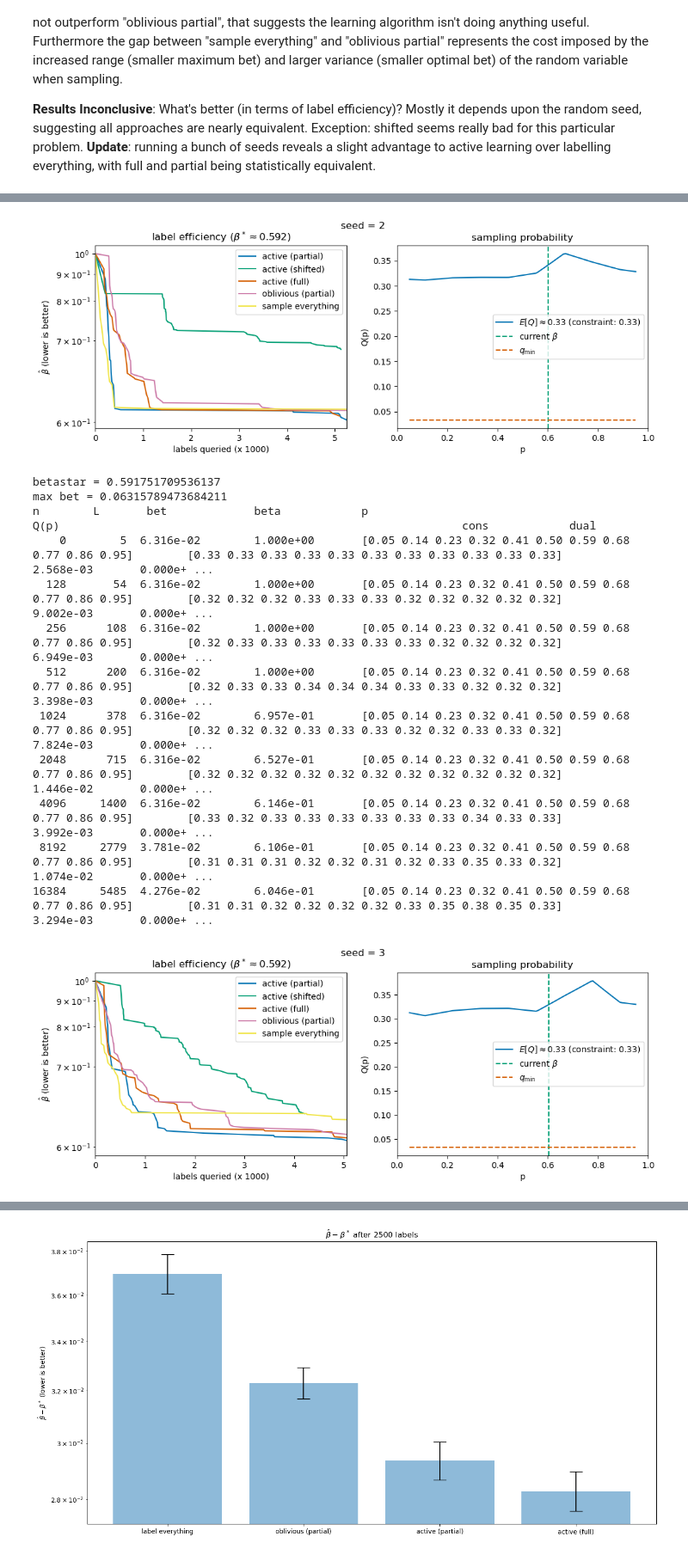
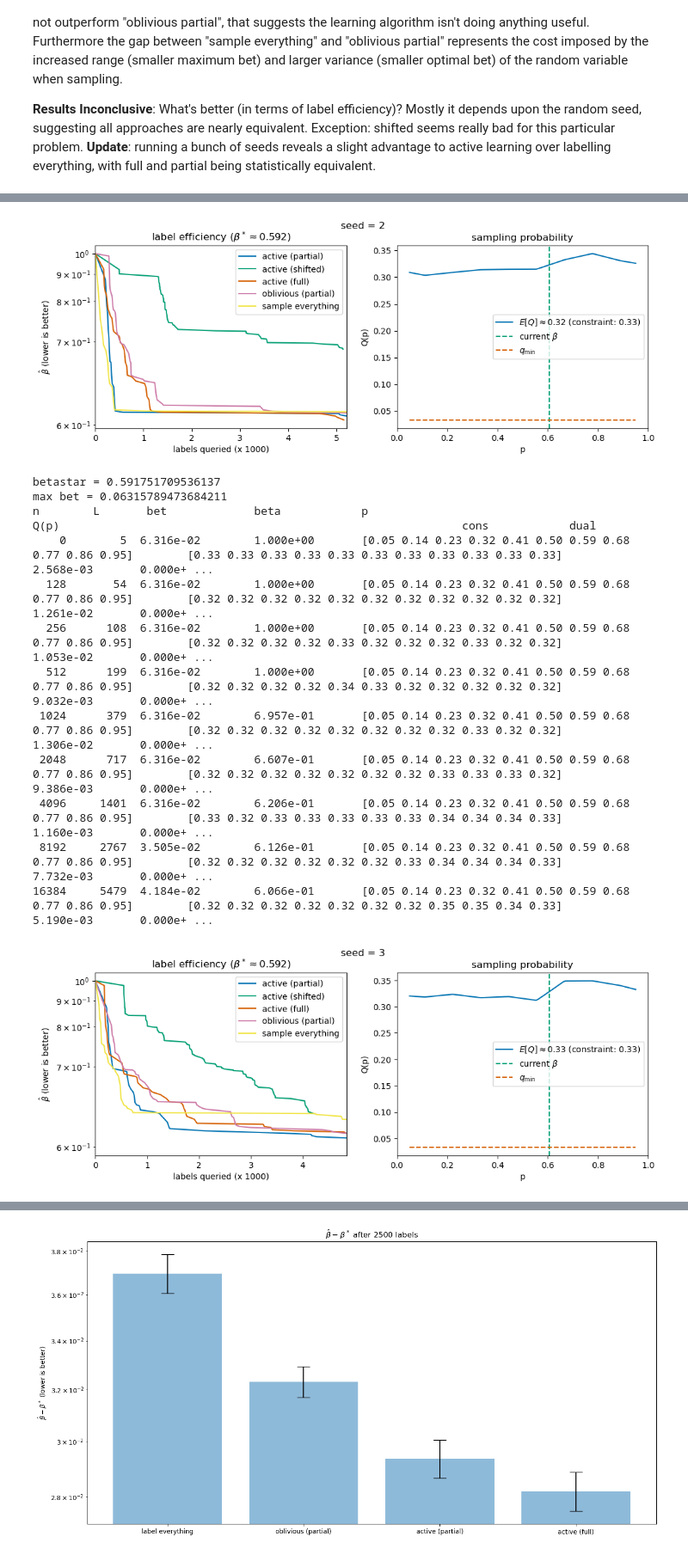
Before and after one commit to neilzxu/active-rcps, a Jupyter notebook: onedbinomialtestlesshypers.ipynb, the cells around one changed output, grey strips where cells are left out. Shown at 86% size. Cells and saved outputs as stored; diff of their text form; code cells hidden in the pictures.

```diff
--- a/onedbinomialtestlesshypers.ipynb
+++ b/onedbinomialtestlesshypers.ipynb
@@ -150,6 +151,7 @@ def test_once(seed):
 
         def makeMinimax(policy, target_rate, iwmart):
             import cocob
+            from math import ceil
 
             betastar = 1 - np.sqrt(2 * theta)
             opt = cocob.COCOB(policy.parameters())
@@ -163,7 +165,7 @@ def test_once(seed):
                                                         sched=None,
                                                         iwmart=iwmart)
             # anything bigger than (1 - Log[2]) should be good enough for max_dual
-            dual_player = WindowedBeTheLeader(max_dual=1 - np.log(2), window_size=256)
+            dual_player = WindowedBeTheLeader(max_dual=1 - np.log(2), window_size=int(ceil(10 / target_rate)))
             return betastar, OnlineMinimax(primal_player=primal_player, dual_player=dual_player)
 
         betastar, minimax = makeMinimax(policy=MultilabelRegressor(in_features=len(featurize(0.1)), out_classes=1, bias=True),
@@ -310,17 +312,17 @@ n        L       bet             beta            p
-[figure, old version]
+[figure, new version]
 betastar = 0.591751709536137
 max bet = 0.06315789473684211
 n        L       bet             beta            p                                                               Q(p)                                                            cons            dual
     0        5  6.316e-02        1.000e+00       [0.05 0.14 0.23 0.32 0.41 0.50 0.59 0.68 0.77 0.86 0.95]        [0.33 0.33 0.33 0.33 0.33 0.33 0.33 0.33 0.33 0.33 0.33]        2.568e-03       0.000e+ ...
-  128       54  6.316e-02        1.000e+00       [0.05 0.14 0.23 0.32 0.41 0.50 0.59 0.68 0.77 0.86 0.95]        [0.32 0.32 0.32 0.33 0.33 0.33 0.32 0.32 0.32 0.32 0.32]        9.002e-03       0.000e+ ...
-  256      108  6.316e-02        1.000e+00       [0.05 0.14 0.23 0.32 0.41 0.50 0.59 0.68 0.77 0.86 0.95]        [0.32 0.33 0.33 0.33 0.33 0.33 0.33 0.32 0.32 0.32 0.32]        6.949e-03       0.000e+ ...
-  512      200  6.316e-02        1.000e+00       [0.05 0.14 0.23 0.32 0.41 0.50 0.59 0.68 0.77 0.86 0.95]        [0.32 0.33 0.33 0.34 0.34 0.34 0.33 0.33 0.32 0.32 0.32]        3.398e-03       0.000e+ ...
- 1024      378  6.316e-02        6.957e-01       [0.05 0.14 0.23 0.32 0.41 0.50 0.59 0.68 0.77 0.86 0.95]        [0.32 0.32 0.32 0.33 0.33 0.33 0.32 0.32 0.33 0.33 0.32]        7.824e-03       0.000e+ ...
- 2048      715  6.316e-02        6.527e-01       [0.05 0.14 0.23 0.32 0.41 0.50 0.59 0.68 0.77 0.86 0.95]        [0.32 0.32 0.32 0.32 0.32 0.32 0.32 0.32 0.32 0.32 0.32]        1.446e-02       0.000e+ ...
- 4096     1400  6.316e-02        6.146e-01       [0.05 0.14 0.23 0.32 0.41 0.50 0.59 0.68 0.77 0.86 0.95]        [0.33 0.32 0.33 0.33 0.33 0.33 0.33 0.33 0.34 0.33 0.33]        3.992e-03       0.000e+ ...
- 8192     2779  3.781e-02        6.106e-01       [0.05 0.14 0.23 0.32 0.41 0.50 0.59 0.68 0.77 0.86 0.95]        [0.31 0.31 0.31 0.32 0.32 0.31 0.32 0.33 0.35 0.33 0.32]        1.074e-02       0.000e+ ...
-16384     5485  4.276e-02        6.046e-01       [0.05 0.14 0.23 0.32 0.41 0.50 0.59 0.68 0.77 0.86 0.95]        [0.31 0.31 0.32 0.32 0.32 0.32 0.33 0.35 0.38 0.35 0.33]        3.294e-03       0.000e+ ...
+  128       54  6.316e-02        1.000e+00       [0.05 0.14 0.23 0.32 0.41 0.50 0.59 0.68 0.77 0.86 0.95]        [0.32 0.32 0.32 0.32 0.32 0.32 0.32 0.32 0.32 0.32 0.32]        1.261e-02       0.000e+ ...
+  256      108  6.316e-02        1.000e+00       [0.05 0.14 0.23 0.32 0.41 0.50 0.59 0.68 0.77 0.86 0.95]        [0.32 0.32 0.32 0.32 0.33 0.32 0.32 0.32 0.33 0.32 0.32]        1.053e-02       0.000e+ ...
+  512      199  6.316e-02        1.000e+00       [0.05 0.14 0.23 0.32 0.41 0.50 0.59 0.68 0.77 0.86 0.95]        [0.32 0.32 0.32 0.32 0.34 0.33 0.32 0.32 0.32 0.32 0.32]        9.032e-03       0.000e+ ...
+ 1024      379  6.316e-02        6.957e-01       [0.05 0.14 0.23 0.32 0.41 0.50 0.59 0.68 0.77 0.86 0.95]        [0.32 0.32 0.32 0.32 0.32 0.32 0.32 0.32 0.33 0.32 0.32]        1.306e-02       0.000e+ ...
+ 2048      717  6.316e-02        6.607e-01       [0.05 0.14 0.23 0.32 0.41 0.50 0.59 0.68 0.77 0.86 0.95]        [0.32 0.32 0.32 0.32 0.32 0.32 0.32 0.33 0.33 0.33 0.32]        9.386e-03       0.000e+ ...
+ 4096     1401  6.316e-02        6.206e-01       [0.05 0.14 0.23 0.32 0.41 0.50 0.59 0.68 0.77 0.86 0.95]        [0.33 0.32 0.33 0.33 0.33 0.33 0.33 0.34 0.34 0.34 0.33]        1.160e-03       0.000e+ ...
+ 8192     2767  3.505e-02        6.126e-01       [0.05 0.14 0.23 0.32 0.41 0.50 0.59 0.68 0.77 0.86 0.95]        [0.32 0.32 0.32 0.32 0.32 0.32 0.33 0.34 0.34 0.34 0.33]        7.732e-03       0.000e+ ...
+16384     5479  4.184e-02        6.066e-01       [0.05 0.14 0.23 0.32 0.41 0.50 0.59 0.68 0.77 0.86 0.95]        [0.32 0.32 0.32 0.32 0.32 0.32 0.32 0.35 0.35 0.34 0.33]        5.190e-03       0.000e+ ...
-[figure, old version]
+[figure, new version]
 # %%
 class FalsePositiveRho(object):
     def __init__(self):
```
Also changed, not shown: parts of 4 cells of this notebook.
